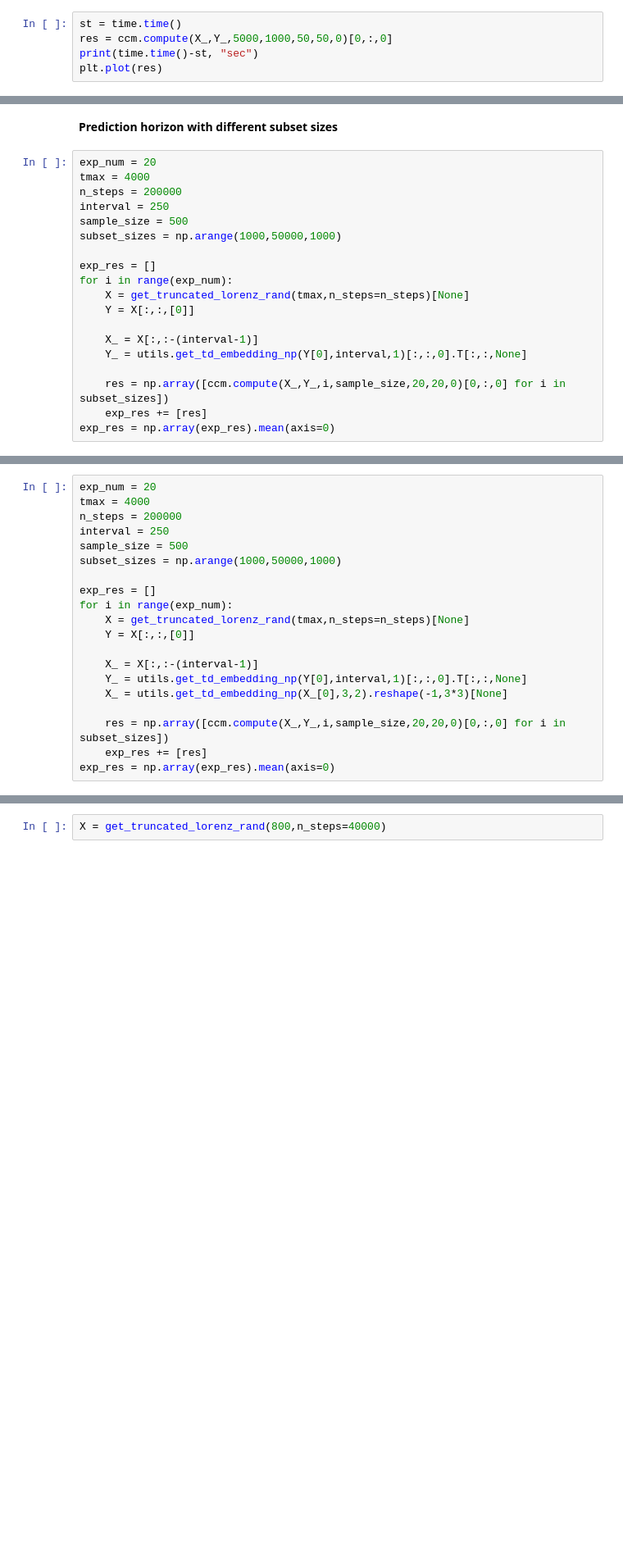
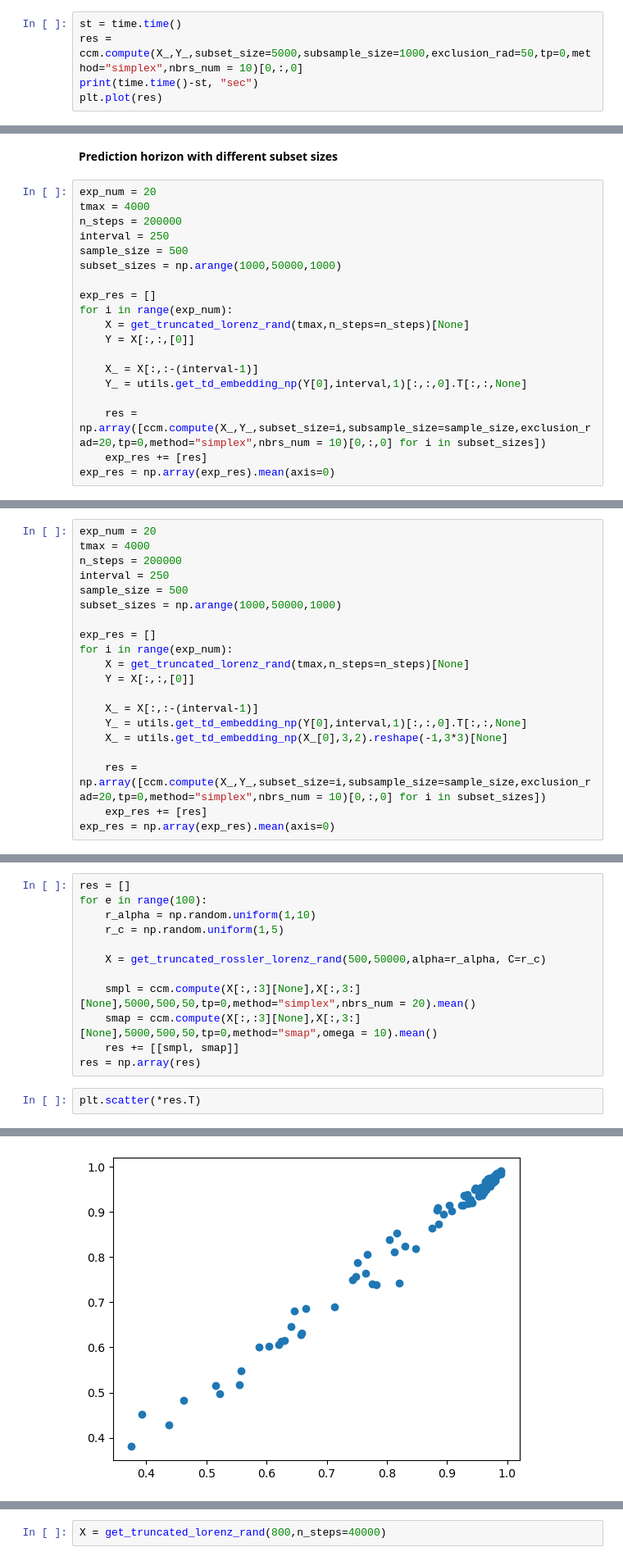
Before and after one commit to z7743/FastCCM, a Jupyter notebook: notebooks/FastCCM usage examples.ipynb, the cells around one changed output, grey strips where cells are left out. Shown at 82% size. Cells and saved outputs as stored; diff of their text form; blank space fills up the shorter version.

```diff
--- a/notebooks/FastCCM usage examples.ipynb
+++ b/notebooks/FastCCM usage examples.ipynb
@@ -137,7 +137,7 @@ X_.shape, Y_.shape
 ((1, 29801, 3), (200, 29801, 1))
 # %%
 st = time.time()
-res = ccm.compute(X_,Y_,5000,1000,50,50,0)[0,:,0]
+res = ccm.compute(X_,Y_,subset_size=5000,subsample_size=1000,exclusion_rad=50,tp=0,method="simplex",nbrs_num = 10)[0,:,0]
 print(time.time()-st, "sec")
 plt.plot(res)
 # %% [output]
@@ -162,7 +162,7 @@ for i in range(exp_num):
     X_ = X[:,:-(interval-1)]
     Y_ = utils.get_td_embedding_np(Y[0],interval,1)[:,:,0].T[:,:,None]
 
-    res = np.array([ccm.compute(X_,Y_,i,sample_size,20,20,0)[0,:,0] for i in subset_sizes])
+    res = np.array([ccm.compute(X_,Y_,subset_size=i,subsample_size=sample_size,exclusion_rad=20,tp=0,method="simplex",nbrs_num = 10)[0,:,0] for i in subset_sizes])
     exp_res += [res]
 exp_res = np.array(exp_res).mean(axis=0)
 # %%
@@ -201,7 +201,7 @@ for i in range(exp_num):
     Y_ = utils.get_td_embedding_np(Y[0],interval,1)[:,:,0].T[:,:,None]
     X_ = utils.get_td_embedding_np(X_[0],3,2).reshape(-1,3*3)[None]
 
-    res = np.array([ccm.compute(X_,Y_,i,sample_size,20,20,0)[0,:,0] for i in subset_sizes])
+    res = np.array([ccm.compute(X_,Y_,subset_size=i,subsample_size=sample_size,exclusion_rad=20,tp=0,method="simplex",nbrs_num = 10)[0,:,0] for i in subset_sizes])
     exp_res += [res]
 exp_res = np.array(exp_res).mean(axis=0)
 # %%
@@ -225,0 +228,15 @@ plt.show()
+# %%
+res = []
+for e in range(100):
+    r_alpha = np.random.uniform(1,10)
+    r_c = np.random.uniform(1,5)
+
+    X = get_truncated_rossler_lorenz_rand(500,50000,alpha=r_alpha, C=r_c)
+
+    smpl = ccm.compute(X[:,:3][None],X[:,3:][None],5000,500,50,tp=0,method="simplex",nbrs_num = 20).mean()
+    smap = ccm.compute(X[:,:3][None],X[:,3:][None],5000,500,50,tp=0,method="smap",omega = 10).mean()
+    res += [[smpl, smap]]
+res = np.array(res)
+# %%
+plt.scatter(*res.T)
+# %% [output]
@@ -225,0 +244 @@ plt.show()
+[figure, added]
```
Also changed, not shown: parts of 32 cells of this notebook, 1 other file.
